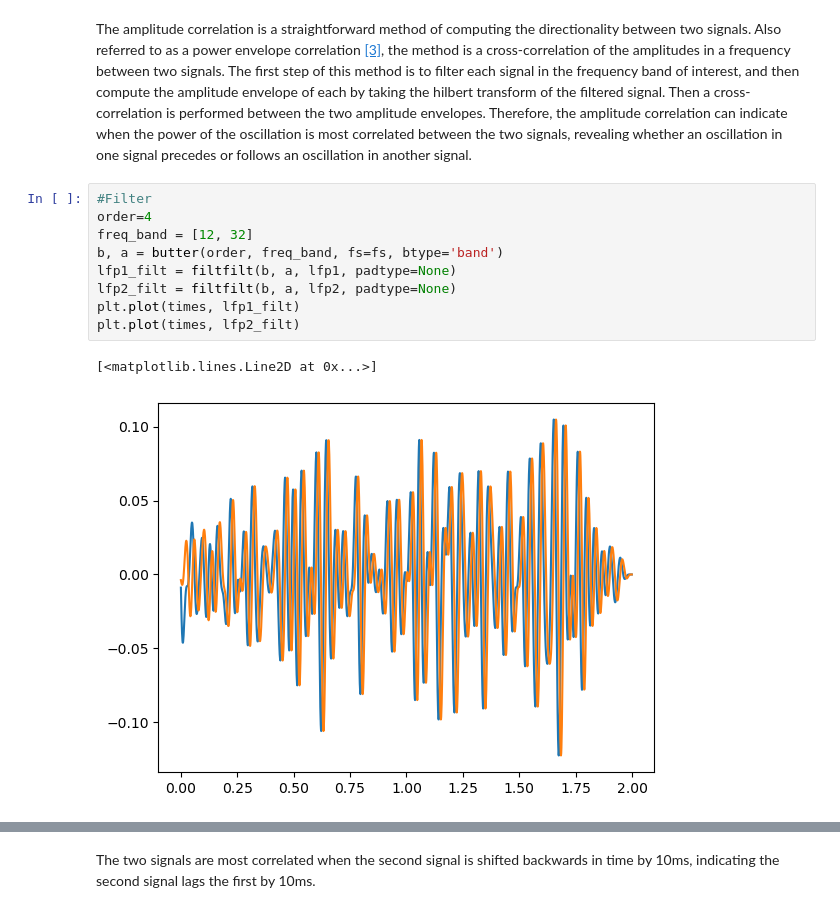
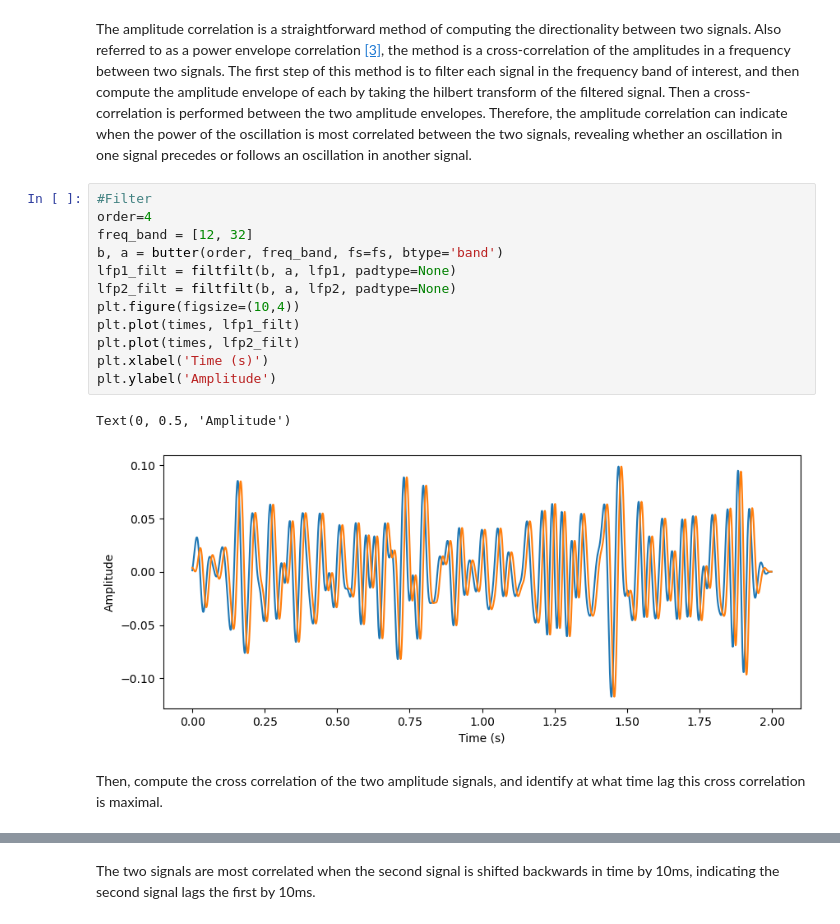
Before and after one commit to mgm248/ephys_data_analysis_book, a Jupyter notebook: 1_LFP_Coherence_Directionality.ipynb, the cells around one changed output, grey strips where cells are left out. Saved outputs shown, nothing was run; the diff lists cells and outputs as text.

```diff
--- a/1_LFP_Coherence_Directionality.ipynb
+++ b/1_LFP_Coherence_Directionality.ipynb
@@ -254,15 +250,20 @@ The amplitude correlation is a straightforward method of computing the direction
 # %%
 #Filter
 order=4
 freq_band = [12, 32]
 b, a = butter(order, freq_band, fs=fs, btype='band')
 lfp1_filt = filtfilt(b, a, lfp1, padtype=None)
 lfp2_filt = filtfilt(b, a, lfp2, padtype=None)
+plt.figure(figsize=(10,4))
 plt.plot(times, lfp1_filt)
 plt.plot(times, lfp2_filt)
+plt.xlabel('Time (s)')
+plt.ylabel('Amplitude')
 # %% [output]
-[<matplotlib.lines.Line2D at 0x...>]
+Text(0, 0.5, 'Amplitude')
-[figure, old version]
+[figure, new version]
+# %% [markdown]
+Then, compute the cross correlation of the two amplitude signals, and identify at what time lag this cross correlation is maximal.
 # %%
 lfp1_analytic = hilbert(lfp1_filt)
 lfp2_analytic = hilbert(lfp2_filt)
```
Also changed, not shown: parts of 21 cells of this notebook, 4 other files.
